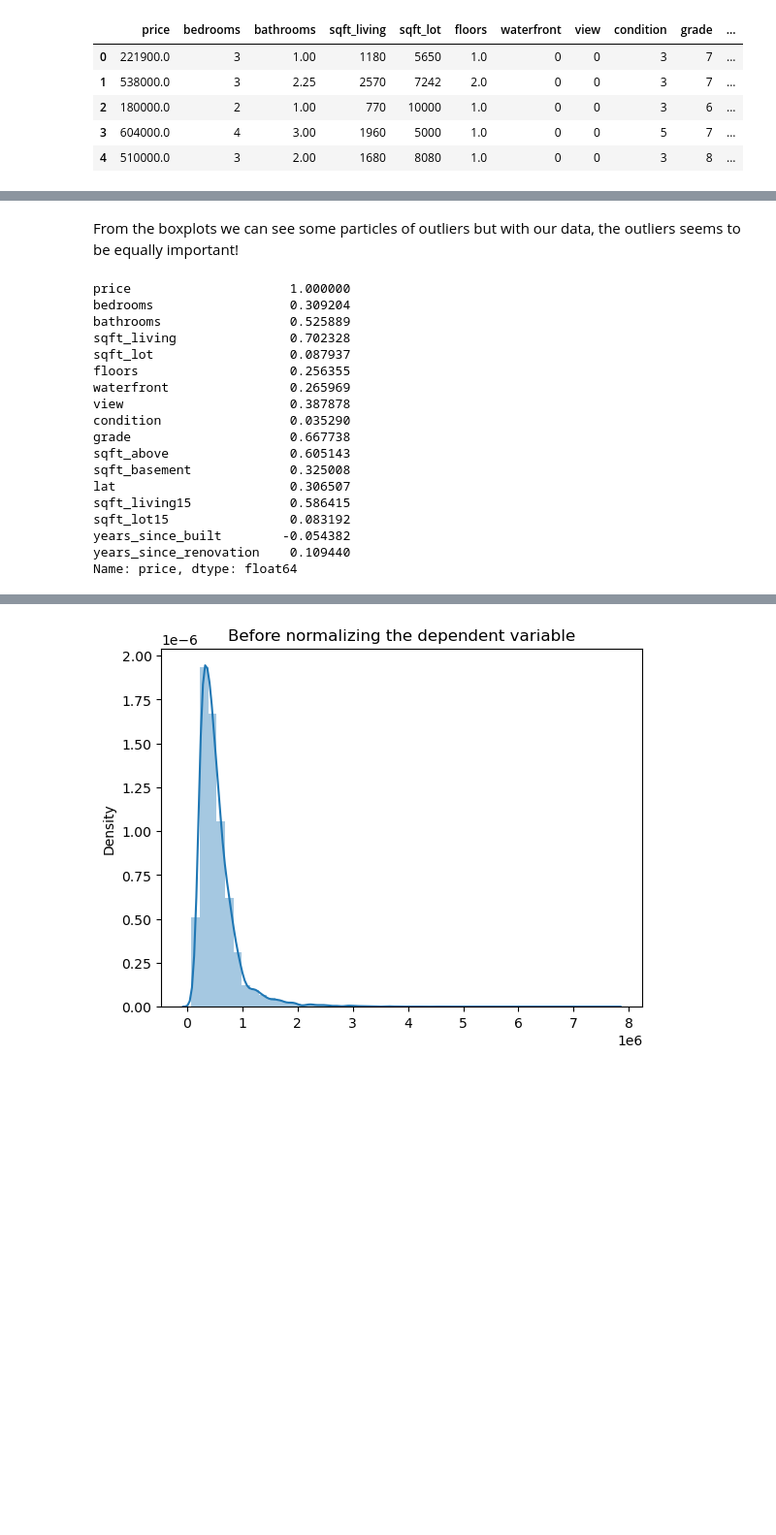
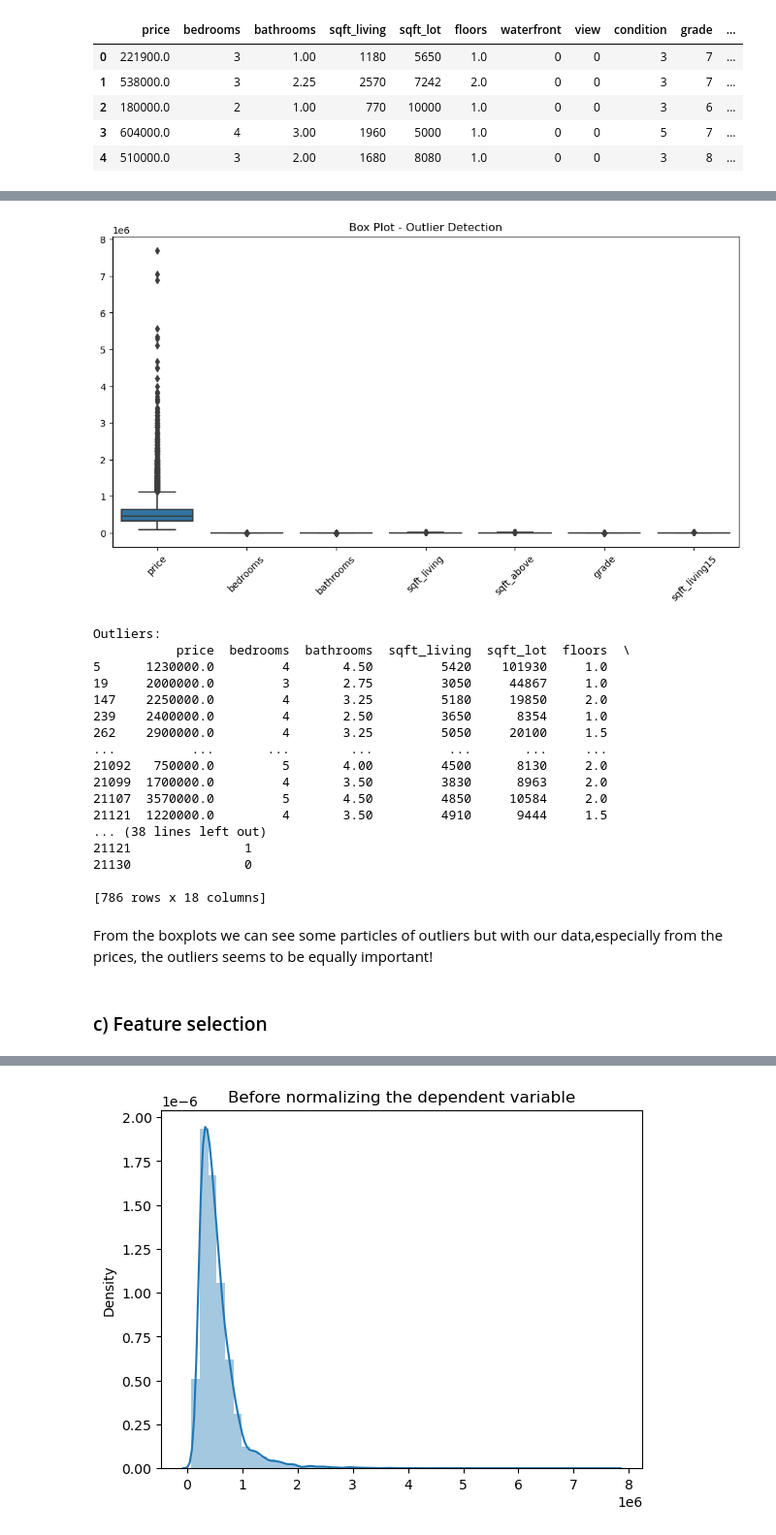
Before and after one commit to Dudimath/House-Sales-Prices-Using-Multi-Linear-Regression, a Jupyter notebook: student.ipynb, the cells around one changed output, grey strips where cells are left out. Shown at 97% size. Saved outputs shown, nothing was run; the diff lists cells and outputs as text; code cells hidden in the pictures; blank space fills up the shorter version.

```diff
--- a/student.ipynb
+++ b/student.ipynb
@@ -599,23 +726,41 @@ for col in numerical_cols:
+# %%
+# Create box plots to visualize outliers
+plt.figure(figsize=(12, 6))
+sns.boxplot(data=df_updated[['price', 'bedrooms', 'bathrooms', 'sqft_living','sqft_above','grade','sqft_living15']])
+plt.title('Box Plot - Outlier Detection')
+plt.xticks(rotation=45)
+plt.show()
+
+# Calculate z-scores for numerical features
+numeric_features = ['price', 'bedrooms', 'bathrooms', 'sqft_living','sqft_above','grade','sqft_living15']
+z_scores = df[numeric_features].apply(lambda x: (x - x.mean()) / x.std())
+
+# Identify outliers based on z-score threshold (e.g., z-score > 3 or z-score < -3)
+outliers = df_updated[(z_scores > 3).any(axis=1)]
+
+# Print the outliers
+print('Outliers:')
+print(outliers)
+# %% [output]
+[figure, added]
+Outliers:
+           price  bedrooms  bathrooms  sqft_living  sqft_lot  floors  \
+5      1230000.0         4       4.50         5420    101930     1.0
+19     2000000.0         3       2.75         3050     44867     1.0
+147    2250000.0         4       3.25         5180     19850     2.0
+239    2400000.0         4       2.50         3650      8354     1.0
+262    2900000.0         4       3.25         5050     20100     1.5
+...          ...       ...        ...          ...       ...     ...
+21092   750000.0         5       4.00         4500      8130     2.0
+21099  1700000.0         4       3.50         3830      8963     2.0
+21107  3570000.0         5       4.50         4850     10584     2.0
+21121  1220000.0         4       3.50         4910      9444     1.5
+... (38 lines left out)
+21121               1
+21130               0
+
+[786 rows x 18 columns]
 # %% [markdown]
-From the boxplots we can see some particles of outliers but with our data, the outliers seems to be equally important!
+From the boxplots we can see some particles of outliers but with our data,especially from the prices, the outliers seems to be equally important!
-# %%
-df_updated.corr()['price']
-# %% [output]
-price                     1.000000
-bedrooms                  0.309204
-bathrooms                 0.525889
-sqft_living               0.702328
-sqft_lot                  0.087937
-floors                    0.256355
-waterfront                0.265969
-view                      0.387878
-condition                 0.035290
-grade                     0.667738
-sqft_above                0.605143
-sqft_basement             0.325008
-lat                       0.306507
-sqft_living15             0.586415
-sqft_lot15                0.083192
-years_since_built        -0.054382
-years_since_renovation    0.109440
-Name: price, dtype: float64
+# %% [markdown]
+### c) Feature selection
```
Also changed, not shown: parts of 41 cells of this notebook.
